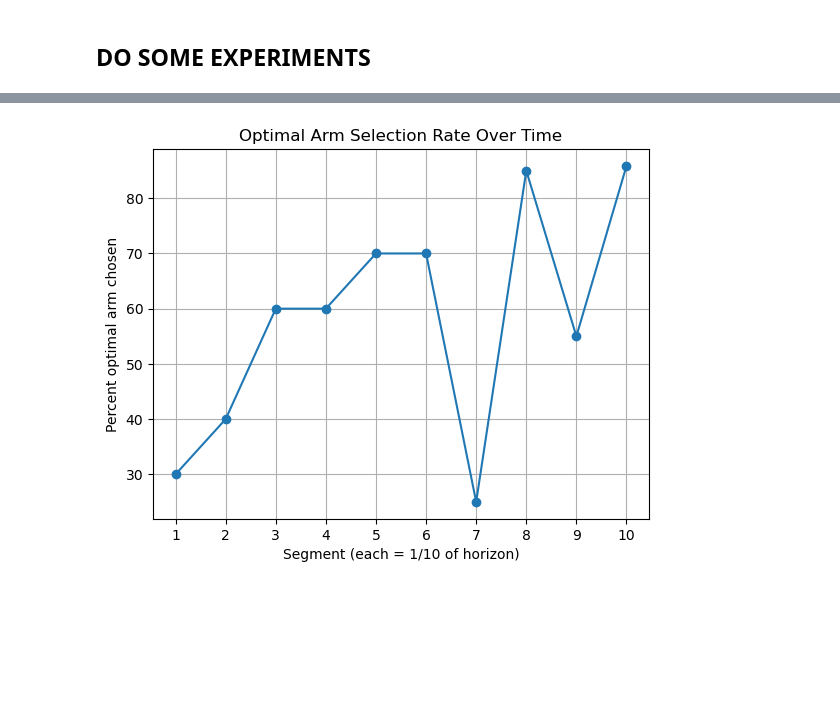
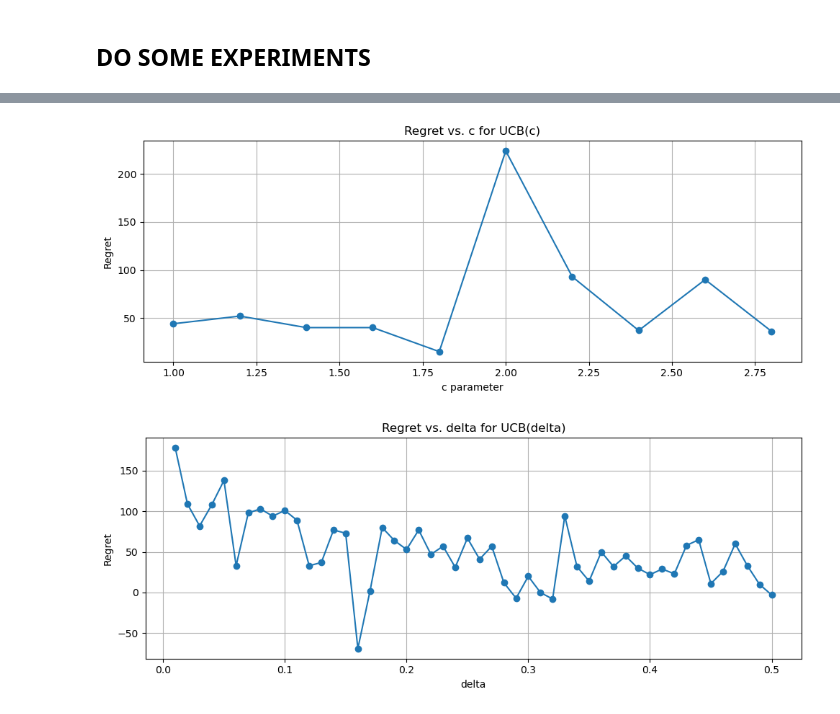
Before and after one commit to sun-ruiheng/MA4198, a Jupyter notebook: ucb.ipynb, the cells around one changed output, grey strips where cells are left out. Cells and saved outputs as stored; diff of their text form; code cells hidden in the pictures; blank space fills up the shorter version.

```diff
--- a/ucb.ipynb
+++ b/ucb.ipynb
@@ -176,17 +177,46 @@ p = optimal_arm_percentages(choices, means, 50)
-# %%
-import matplotlib.pyplot as plt
-
-def plot_optimal_arm_percentages(percentages):
-    segments = np.arange(1, 11)
-
-    plt.plot(segments, percentages, marker='o')
-    plt.xticks(segments)
-    plt.xlabel("Segment")
-    plt.ylabel("Percent optimal arm chosen")
-    plt.title("Optimal Arm Selection Rate Over Time")
-    plt.grid(True)
-    plt.show()
-
-plot_optimal_arm_percentages(p)
-# %% [output]
-[figure, removed]
+# %%
+import numpy as np
+import matplotlib.pyplot as plt
+
+# --- regret for a single run ---
+def compute_regret(rewards, means):
+    optimal_mean = np.max(means)
+    t = len(rewards)
+    return t * optimal_mean - np.sum(rewards)
+
+# --- sweep c values and compute regret ---
+def regret_vs_c(means, delta, horizon):
+    c_values = np.arange(1, 3, 0.2)
+    regrets = []
+
+    for c in c_values:
+        agent = UCBdelta(len(means), delta, c)
+        env = BernoulliBandit(means)
+
+        rewards = []
+        for _ in range(horizon):
+            arm = agent.select_arm()
+            r = env.pull(arm)
+            agent.update(arm, r)
+            rewards.append(r)
+
+        regrets.append(compute_regret(rewards, means))
+
+    return c_values, regrets
+
+
+def plot_regret_vs_c(c_values, regrets):
+    plt.figure(figsize=(10, 4))
+    plt.plot(c_values, regrets, marker='o')
+    plt.xlabel("c parameter")
+    plt.ylabel("Regret")
+    plt.title("Regret vs. c for UCB(c)")
+    plt.grid(True)
+    plt.tight_layout()
+    plt.show()
+# %%
+
+c_values, regrets = regret_vs_c(means=[0.3,0.4,0.5,0.6], delta=0.05, horizon=5000)
+plot_regret_vs_c(c_values, regrets)
+# %% [output]
+[figure, added]
@@ -193,2 +253,7 @@ plot_optimal_arm_percentages(p)
+# %%
+delta_values, regrets = regret_vs_delta(means=[0.2,0.3,0.4,0.5,0.6], horizon=5000, c=2)
+plot_regret_vs_delta(delta_values, regrets)
+# %% [output]
+[figure, added]
 # %%
 ###Later: I want to run simulation where each time we randomly sample a game instance from the environment class, and then run the strategy on it. And this should be done a few times (including re-sampling the game instance) and we take average performance.
```
Also changed, not shown: parts of 4 cells of this notebook.
